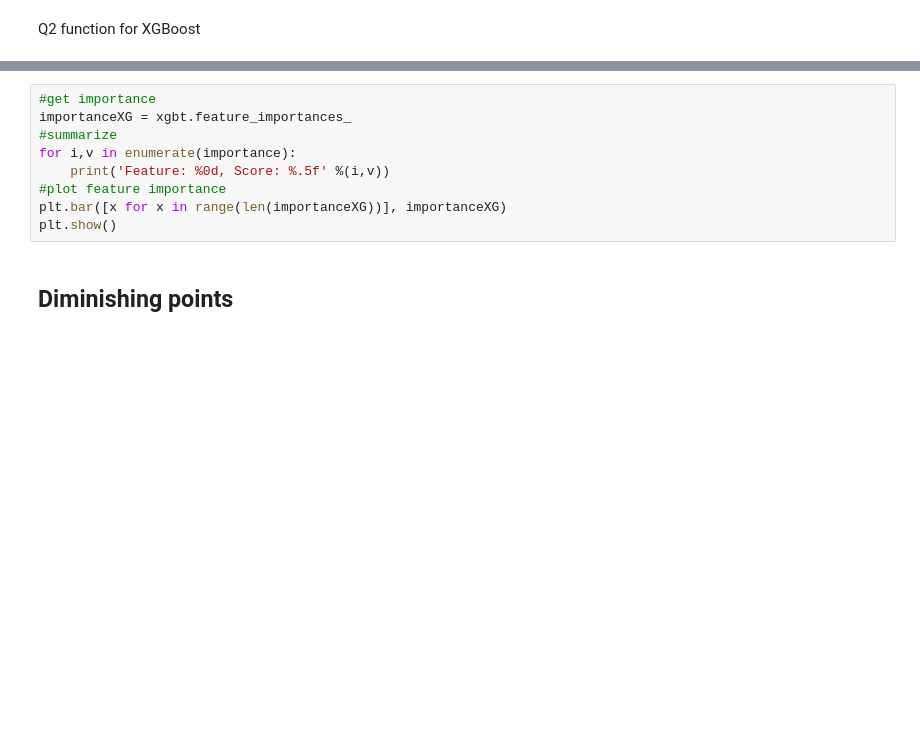
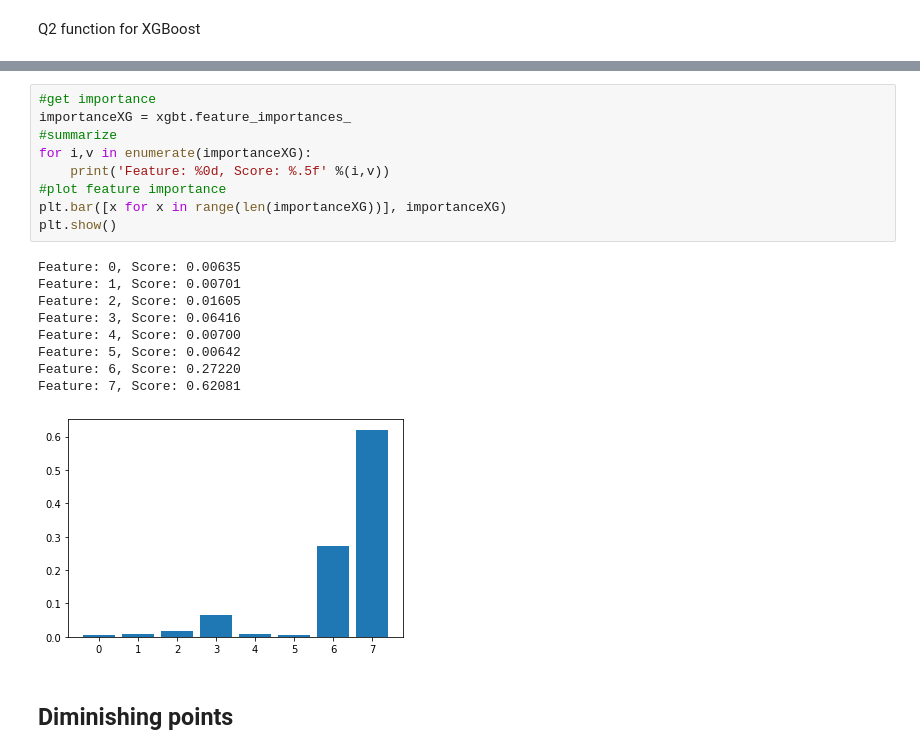
Before and after one commit to kenll99minecart/Immunopeptide, a Jupyter notebook: Linear regression.ipynb, the cells around one changed output, grey strips where cells are left out. Drawn from its saved outputs; the diff is of its cells as text; blank space fills up the shorter version.

```diff
--- a/Linear regression.ipynb
+++ b/Linear regression.ipynb
@@ -404,12 +517,22 @@ plt.show()
 # %%
 #get importance
 importanceXG = xgbt.feature_importances_
 #summarize
-for i,v in enumerate(importance):
+for i,v in enumerate(importanceXG):
     print('Feature: %0d, Score: %.5f' %(i,v))
 #plot feature importance
 plt.bar([x for x in range(len(importanceXG))], importanceXG)
 plt.show()
+# %% [output]
+Feature: 0, Score: 0.00635
+Feature: 1, Score: 0.00701
+Feature: 2, Score: 0.01605
+Feature: 3, Score: 0.06416
+Feature: 4, Score: 0.00700
+Feature: 5, Score: 0.00642
+Feature: 6, Score: 0.27220
+Feature: 7, Score: 0.62081
+[figure, added]
 # %% [markdown]
 ## Diminishing points
 # %%
```
Also changed, not shown: parts of 16 cells of this notebook.
